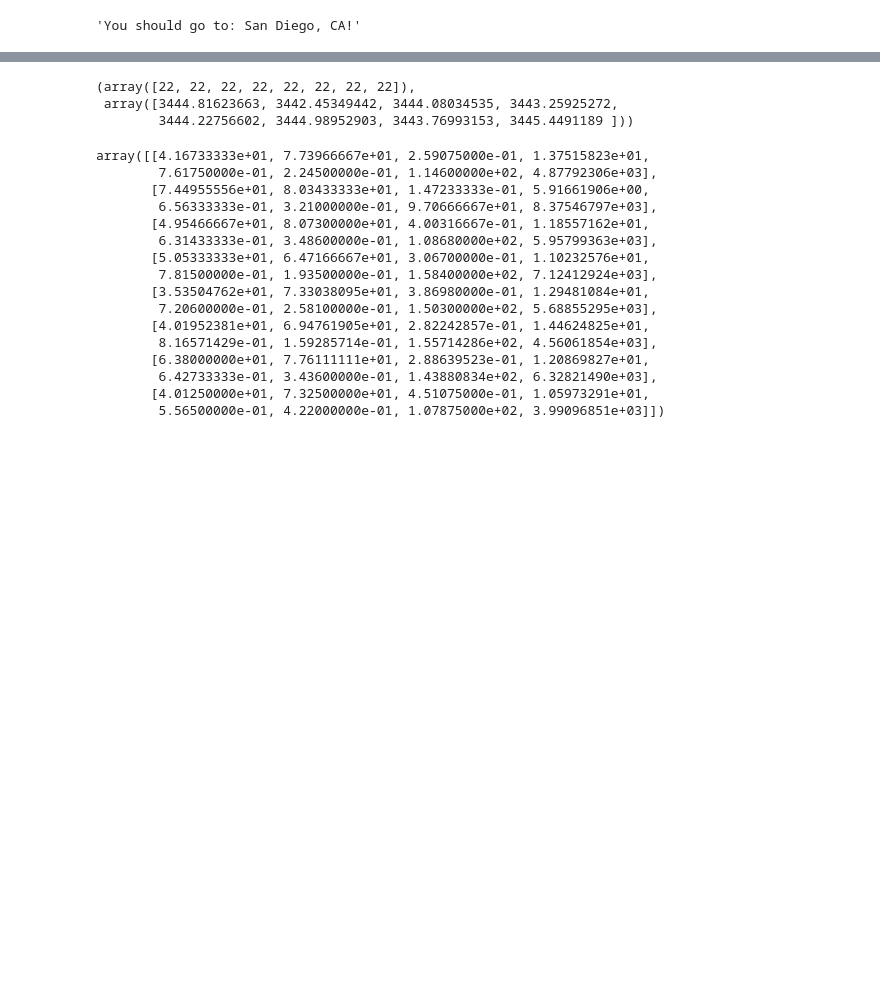
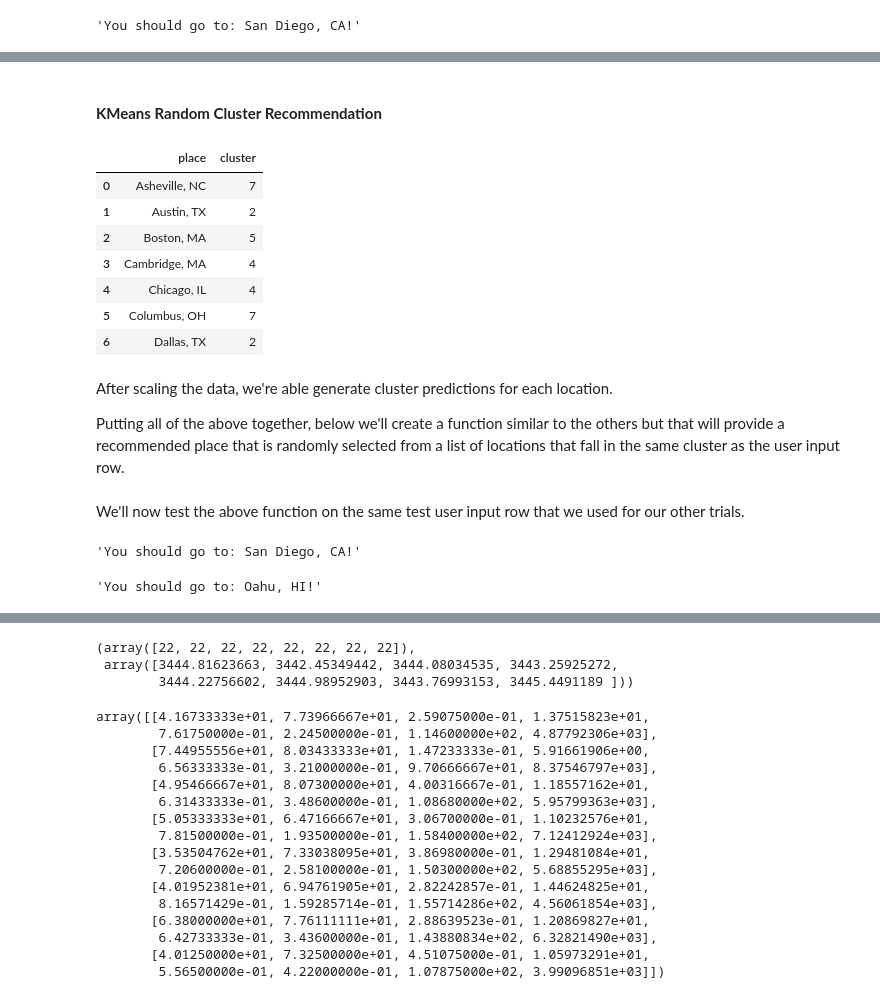
Before and after one commit to cynthia-rodriguez1/wfh-location-recommender, a Jupyter notebook: notebooks/03_building_rec_function.ipynb, the cells around one changed output, grey strips where cells are left out. Saved outputs shown, nothing was run; the diff lists cells and outputs as text; code cells hidden in the pictures; blank space fills up the shorter version.

```diff
--- a/notebooks/03_building_rec_function.ipynb
+++ b/notebooks/03_building_rec_function.ipynb
@@ -1024,0 +303,2 @@ for kmeans_cluster_df['place']:
+# %% [markdown]
+#### **KMeans Random Cluster Recommendation**
@@ -1024,0 +310,22 @@ for kmeans_cluster_df['place']:
+# %%
+# Now instantiating the KMeans model and fitting to our scaled df
+km = KMeans(random_state=42)
+km.fit(X_scaled)
+
+# Making cluster predictions for each location and all adding to a dataframe
+kmeans_cluster_df = pd.concat([pd.Series(rec_model_df['place']), pd.Series(km.predict(X_scaled))], axis=1)
+kmeans_cluster_df.rename(columns={0:'cluster'}, inplace=True)
+kmeans_cluster_df.head(7)
+# %% [output]
+|  | place | cluster |
+| 0 | Asheville, NC | 7 |
+| 1 | Austin, TX | 2 |
+| 2 | Boston, MA | 5 |
+| 3 | Cambridge, MA | 4 |
+| 4 | Chicago, IL | 4 |
+| 5 | Columbus, OH | 7 |
+| 6 | Dallas, TX | 2 |
+# %% [markdown]
+After scaling the data, we're able generate cluster predictions for each location.
+
+Putting all of the above together, below we'll create a function similar to the others but that will provide a recommended place that is randomly selected from a list of locations that fall in the same cluster as the user input row.
@@ -1024,0 +366,10 @@ for kmeans_cluster_df['place']:
+# %% [markdown]
+We'll now test the above function on the same test user input row that we used for our other trials.
+# %%
+kmeans_rec(rec_model_df, 8)
+# %% [output]
+'You should go to: San Diego, CA!'
+# %%
+kmeans_rec(rec_model_df, 8)
+# %% [output]
+'You should go to: Oahu, HI!'
```
Also changed, not shown: parts of 196 cells of this notebook, 9 other files.
